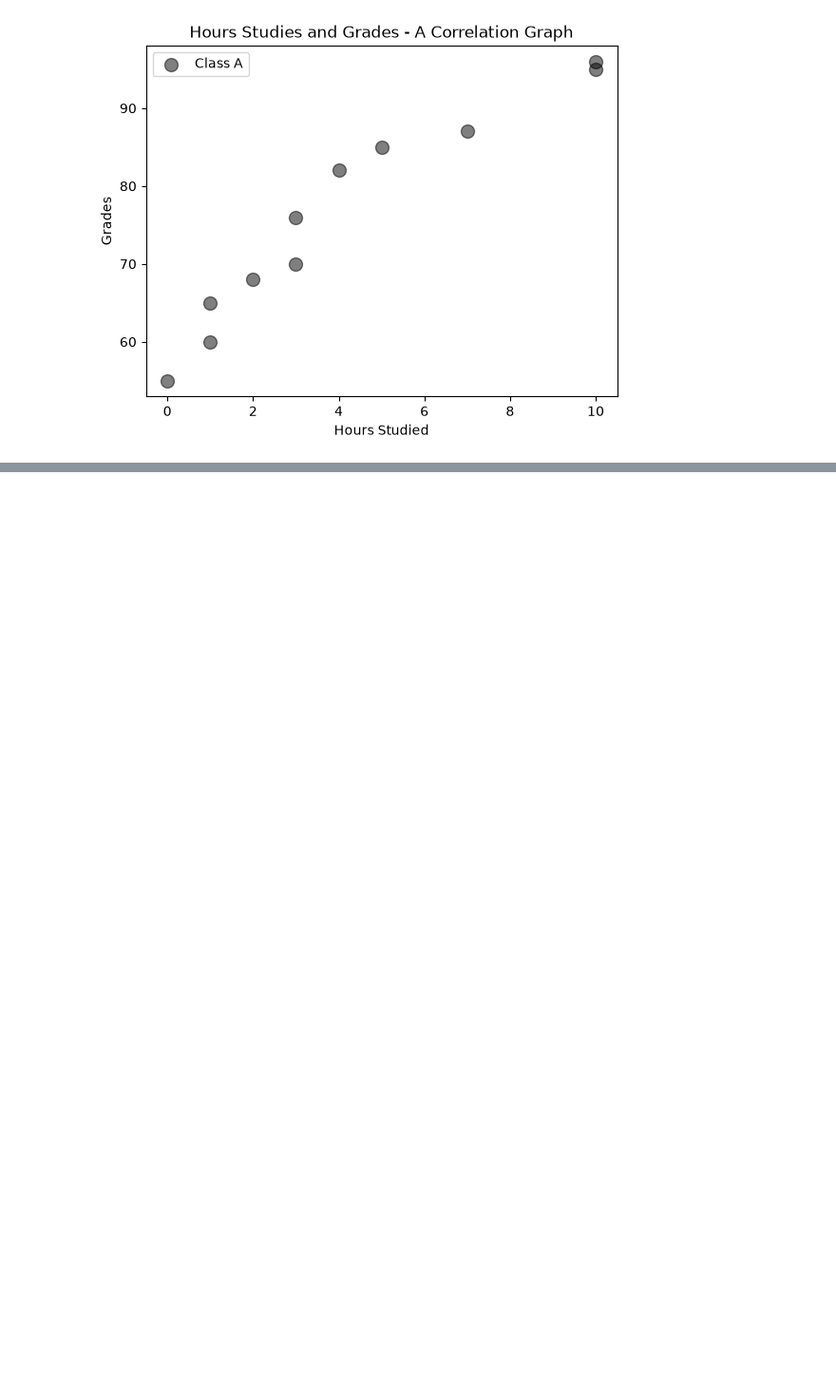
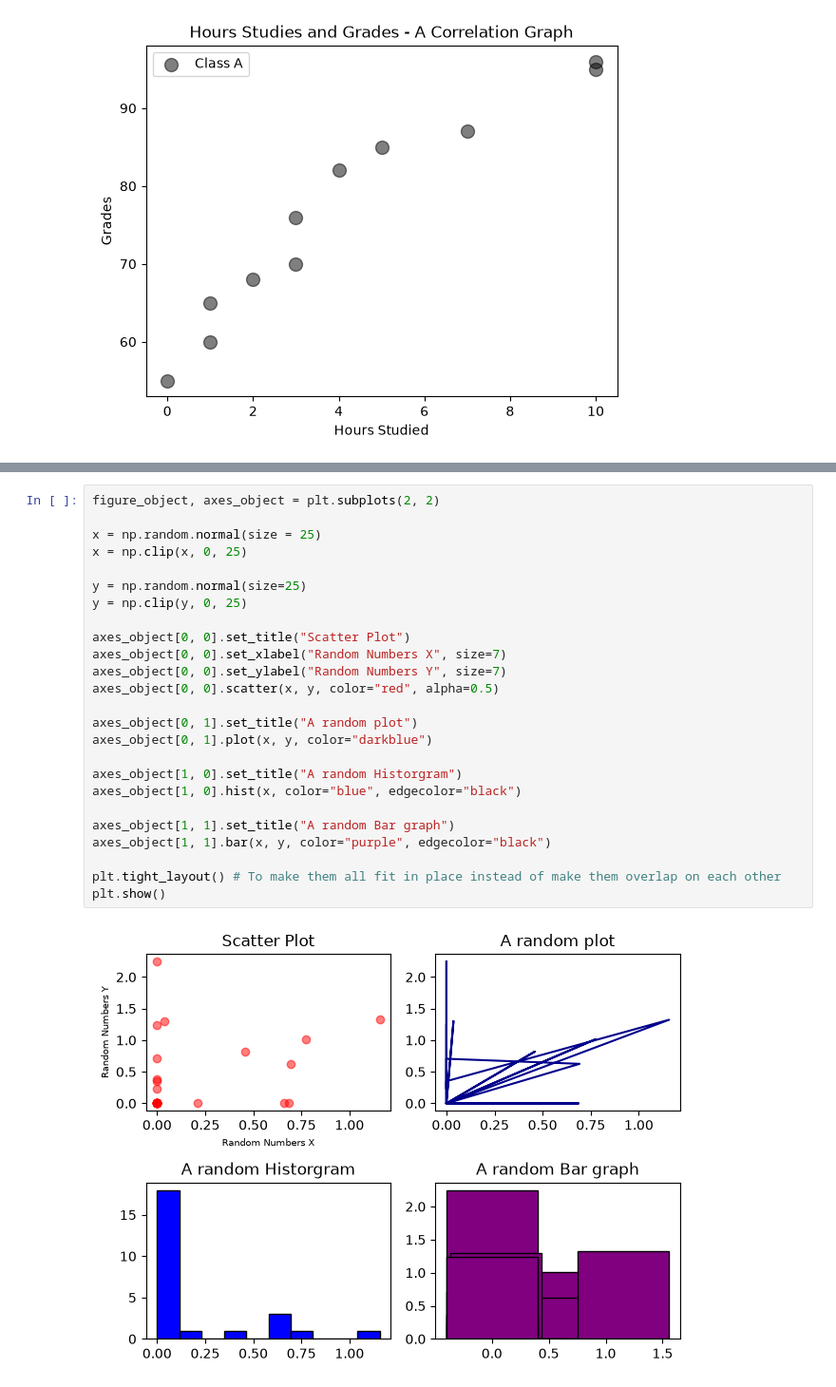
Before and after one commit to swasthiksujan/matplotlib-custom-documentation, a Jupyter notebook: matplotlib_custom_documentation.ipynb, the cells around one changed output, grey strips where cells are left out. Shown at 95% size. Cells and saved outputs as stored; diff of their text form; blank space fills up the shorter version.

```diff
--- a/matplotlib_custom_documentation.ipynb
+++ b/matplotlib_custom_documentation.ipynb
@@ -243,0 +286,27 @@ plt.show()
+# %%
+figure_object, axes_object = plt.subplots(2, 2)
+
+x = np.random.normal(size = 25)
+x = np.clip(x, 0, 25)
+
+y = np.random.normal(size=25)
+y = np.clip(y, 0, 25)
+
+axes_object[0, 0].set_title("Scatter Plot")
+axes_object[0, 0].set_xlabel("Random Numbers X", size=7)
+axes_object[0, 0].set_ylabel("Random Numbers Y", size=7)
+axes_object[0, 0].scatter(x, y, color="red", alpha=0.5)
+
+axes_object[0, 1].set_title("A random plot")
+axes_object[0, 1].plot(x, y, color="darkblue")
+
+axes_object[1, 0].set_title("A random Historgram")
+axes_object[1, 0].hist(x, color="blue", edgecolor="black")
+
+axes_object[1, 1].set_title("A random Bar graph")
+axes_object[1, 1].bar(x, y, color="purple", edgecolor="black")
+
+plt.tight_layout() # To make them all fit in place instead of make them overlap on each other
+plt.show()
+# %% [output]
+[figure, added]
```
Also changed, not shown: parts of 5 cells of this notebook, 1 other file.
